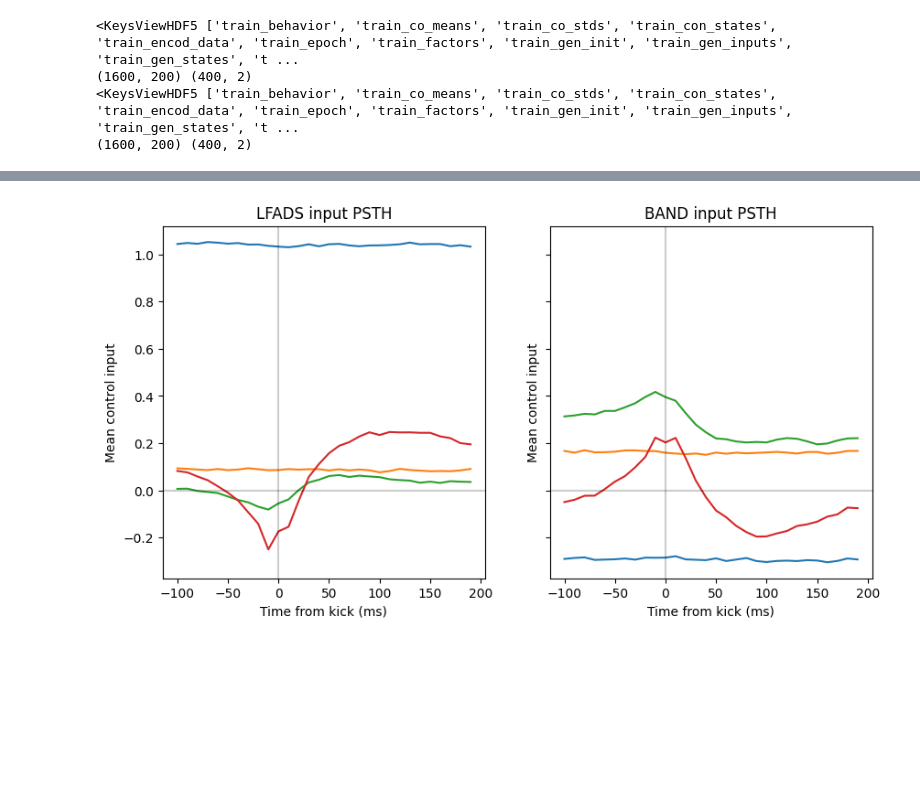
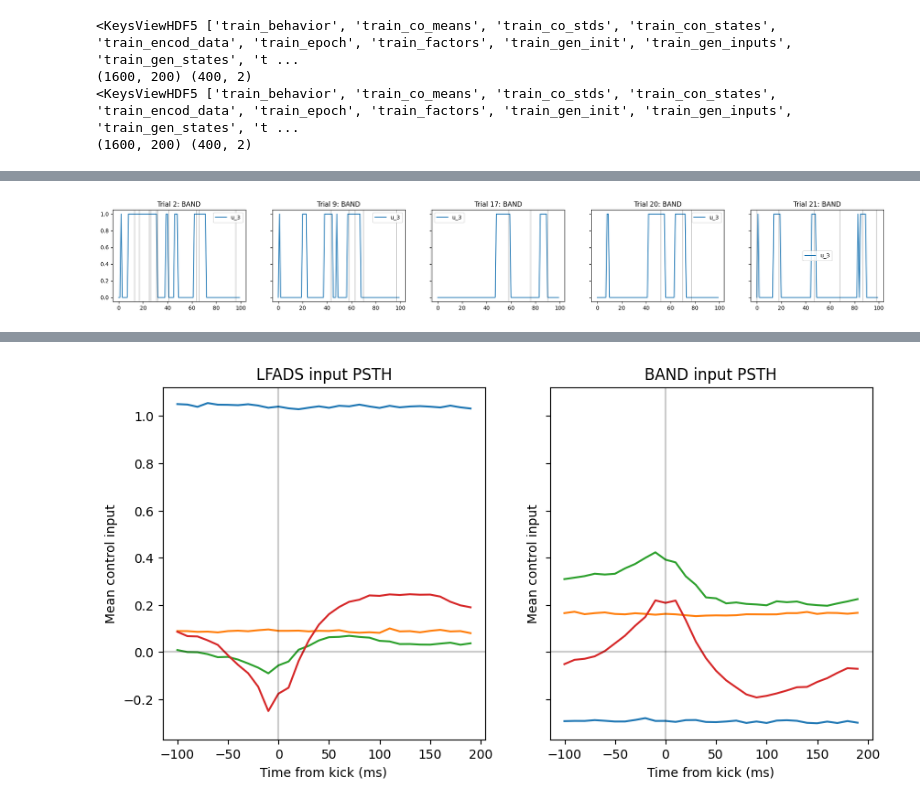
Before and after one commit to NinelK/BAND-torch, a Jupyter notebook: notebooks/post/compare_synthetic_pairs.ipynb, the cells around one changed output, grey strips where cells are left out. Drawn from its saved outputs; the diff is of its cells as text; code cells hidden in the pictures; blank space fills up the shorter version.

Commit message:
visualize controls on synthetic data

```diff
--- a/notebooks/post/compare_synthetic_pairs.ipynb
+++ b/notebooks/post/compare_synthetic_pairs.ipynb
@@ -267,0 +272,19 @@ for it, t in enumerate(trials2plot):
+# %%
+# apply k-means with k=2
+flat_controls = both_control_means[0].reshape(-1, both_control_means[0].shape[-1])
+from sklearn.cluster import KMeans
+kmeans = KMeans(n_clusters=2, random_state=0).fit(flat_controls)
+labels = kmeans.labels_.reshape(both_control_means[0].shape[0], both_control_means[0].shape[1])
+
+co_dim = both_control_means[0].shape[-1]
+trials2plot=[2,9,17,20,21]
+trial_num=len(trials2plot)
+fig, axes = plt.subplots(1, trial_num, figsize=(5*trial_num,3),sharey=True)
+for it, t in enumerate(trials2plot):
+    axes[it].plot(labels[t,:], label=f'u_{j}')
+    axes[it].set_title(f'Trial {t}: {model_name.split("_")[0].upper()}')
+    axes[it].legend()
+    for l in test_set['kick_bins'][t]:
+        axes[it].axvline(l,c='k',alpha=0.2)
+# %% [output]
+[figure, added]
```
Also changed, not shown: parts of 6 cells of this notebook.
